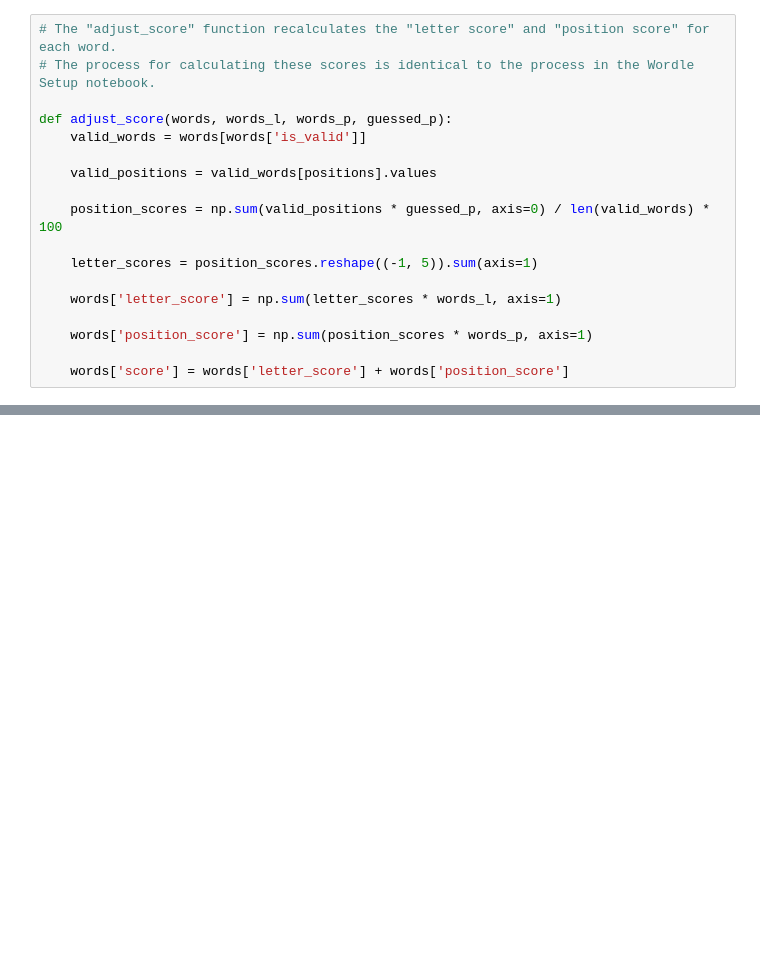
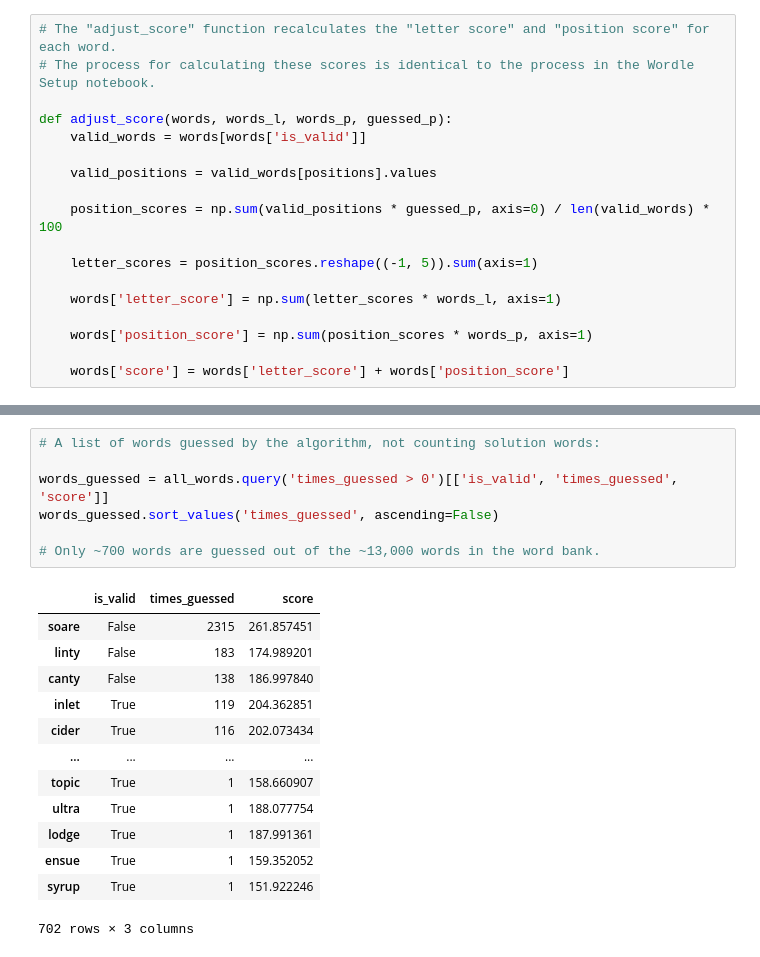
Before and after one commit to scottpenn/wordle_solver, a Jupyter notebook: notebooks/Wordle Solver.ipynb, the cells around one changed output, grey strips where cells are left out. Saved outputs shown, nothing was run; the diff lists cells and outputs as text; blank space fills up the shorter version.

```diff
--- a/notebooks/Wordle Solver.ipynb
+++ b/notebooks/Wordle Solver.ipynb
@@ -184,3 +191,24 @@ np.sum(solutions.guesses)
 # I could also try different words for the first guess.
 # %% [output]
 8477
+# %%
+# A list of words guessed by the algorithm, not counting solution words:
+
+words_guessed = all_words.query('times_guessed > 0')[['is_valid', 'times_guessed', 'score']]
+words_guessed.sort_values('times_guessed', ascending=False)
+
+# Only ~700 words are guessed out of the ~13,000 words in the word bank.
+# %% [output]
+|  | is_valid | times_guessed | score |
+| soare | False | 2315 | 261.857451 |
+| linty | False | 183 | 174.989201 |
+| canty | False | 138 | 186.997840 |
+| inlet | True | 119 | 204.362851 |
+| cider | True | 116 | 202.073434 |
+| ... | ... | ... | ... |
+| topic | True | 1 | 158.660907 |
+| ultra | True | 1 | 188.077754 |
+| lodge | True | 1 | 187.991361 |
+| ensue | True | 1 | 159.352052 |
+| syrup | True | 1 | 151.922246 |
+702 rows × 3 columns
```
Also changed, not shown: parts of 9 cells of this notebook, 2 other files.
